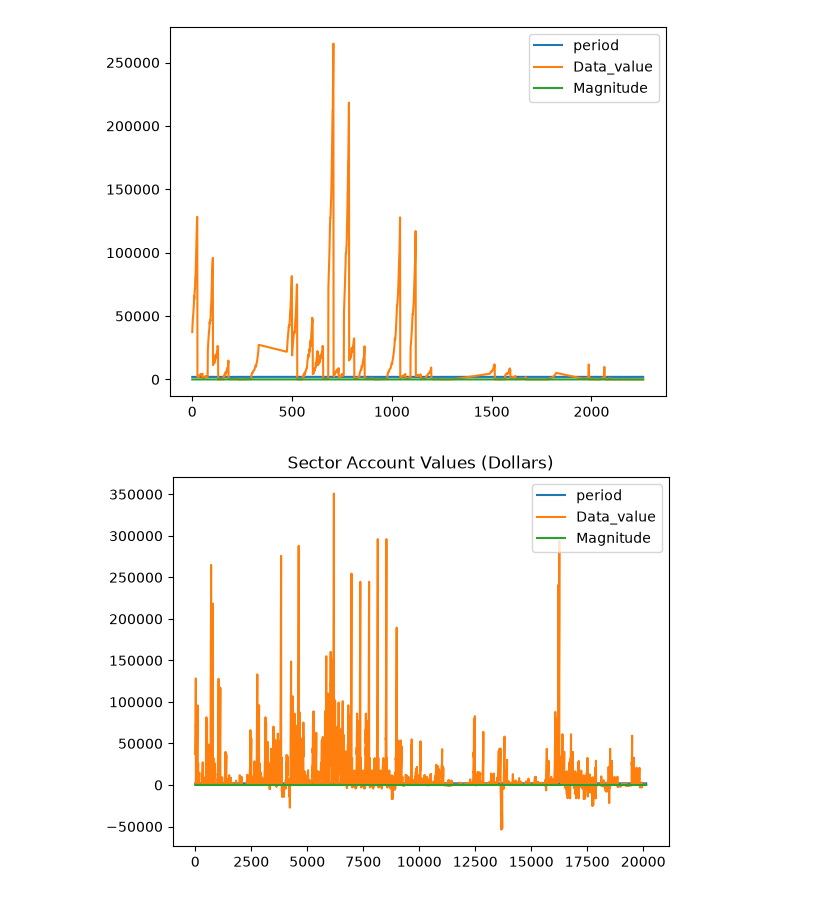
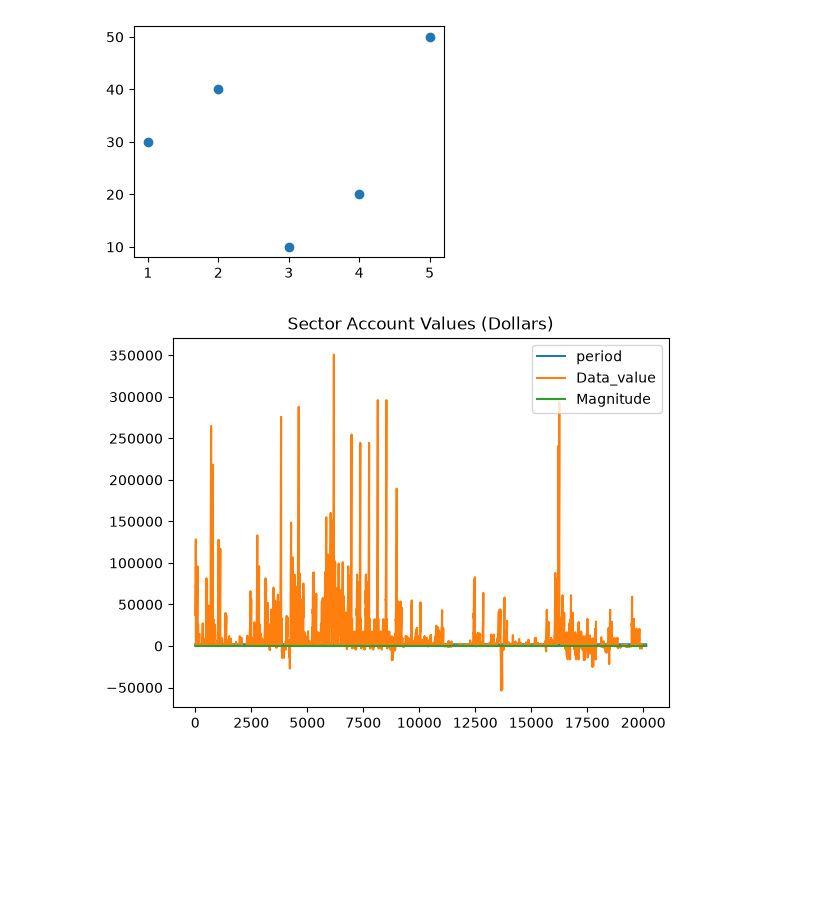
Before and after one commit to hamzashakeel112/python_programming, a Jupyter notebook: Day3/DataRepresentation/Untitled-1.ipynb, the cells around one changed output. Cells and saved outputs as stored; diff of their text form; code cells hidden in the pictures; blank space fills up the shorter version.

```diff
--- a/Day3/DataRepresentation/Untitled-1.ipynb
+++ b/Day3/DataRepresentation/Untitled-1.ipynb
@@ -42,11 +37,11 @@ ptl.show()
 # %%
-import pandas as pd
-import matplotlib.pyplot as ptl
-data=pd.read_csv("na-isal-year-ended-march-2025-sector-accounts.csv")
-market=data[data["Series_title_3"]=="Market"]
-market.dropna()
-market.plot()
-ptl.show()
+# bar chart
+plt.figure(figsize=(4,3))
+x=[1,2,3,4,5]
+y1=[30,40,10,20,50]
+# plt.bar(x,y1)
+plt.scatter(x,y1)
+plt.show()
 # %% [output]
-[figure, old version]
+[figure, new version]
 # %%
```
Also changed, not shown: parts of 6 cells of this notebook, 2 other files.
